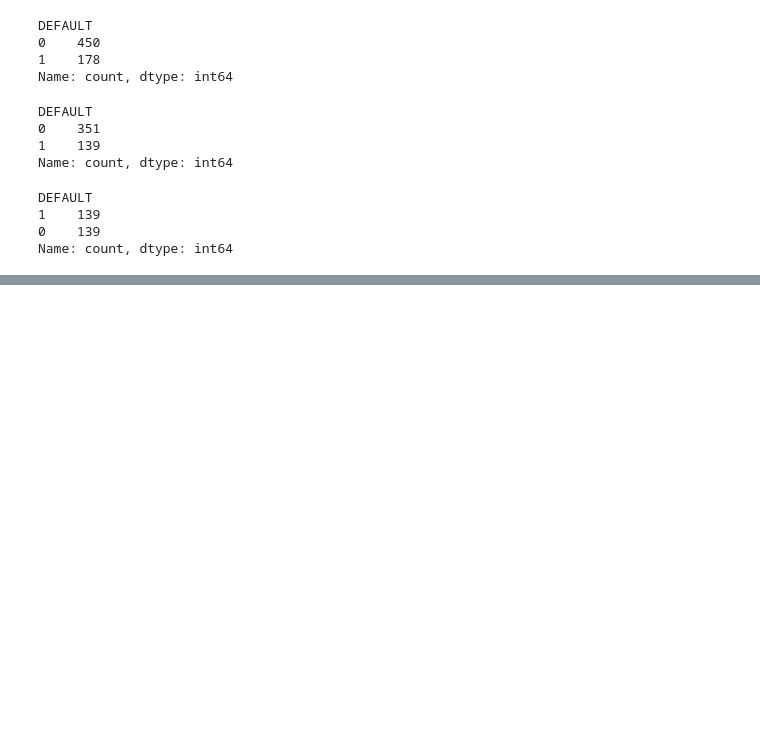
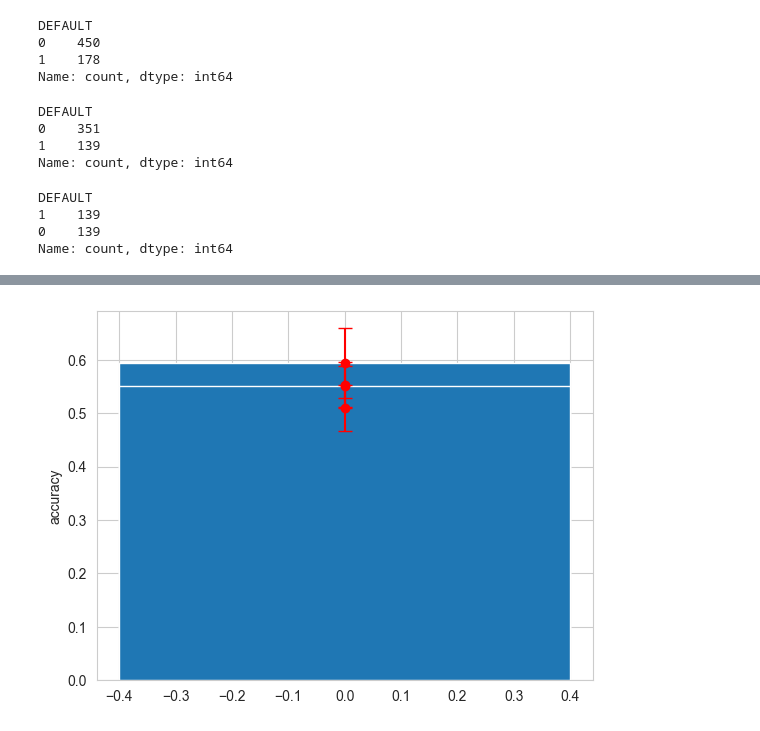
Before and after one commit to fantasy2fry/credit-score-classification-ml, a Jupyter notebook: library/test_norbert.ipynb, the cells around one changed output, grey strips where cells are left out. Saved outputs shown, nothing was run; the diff lists cells and outputs as text; code cells hidden in the pictures; blank space fills up the shorter version.

```diff
--- a/library/test_norbert.ipynb
+++ b/library/test_norbert.ipynb
@@ -78,8 +76,8 @@ DEFAULT
 0    139
 Name: count, dtype: int64
 # %%
-X_train_new, y_train_new = split_X_from_y(df_train_new)
-X_val, y_val = split_X_from_y(df_val)
+X_train_new, y_train_new = split_x_from_y(df_train_new)
+X_val, y_val = split_x_from_y(df_val)
 
 s=create_tally(X_train_new, X_val, y_train_new, y_val, models=models, names=names)
 s
@@ -89,3 +87,12 @@ s
 | 0 | GradientBoostingClassifier | 0.593976 | 0.064837 | 0.529704 | 0.095829 | 0.438730 | 0.093227 | 0.478555 | 0.091800 |
 | 0 | GaussianNB | 0.509667 | 0.043359 | 0.462784 | 0.025358 | 0.836508 | 0.120325 | 0.591320 | 0.030991 |
 | 0 | LogisticRegression | 0.550402 | 0.038606 | 0.470848 | 0.048575 | 0.438095 | 0.072974 | 0.452866 | 0.058707 |
+# %%
+# creating plot
+
+plt.bar(s.index, s['accuracy'], capsize=5)
+plt.errorbar(s.index, s['accuracy'], yerr=s['accuracy_std'], fmt='o',color='red', capsize=5)
+plt.ylabel('accuracy')
+plt.show()
+# %% [output]
+[figure, added]
```
Also changed, not shown: parts of 4 cells of this notebook, 1 other file.
